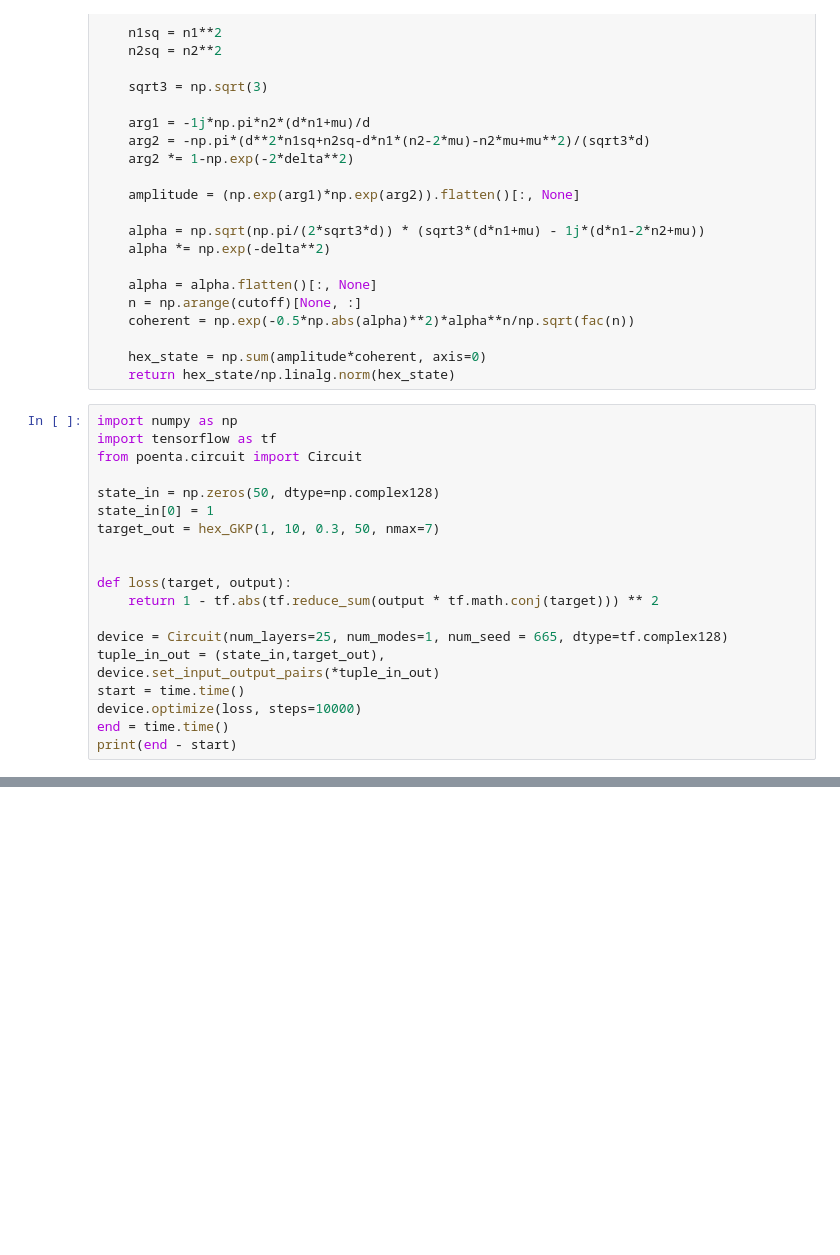
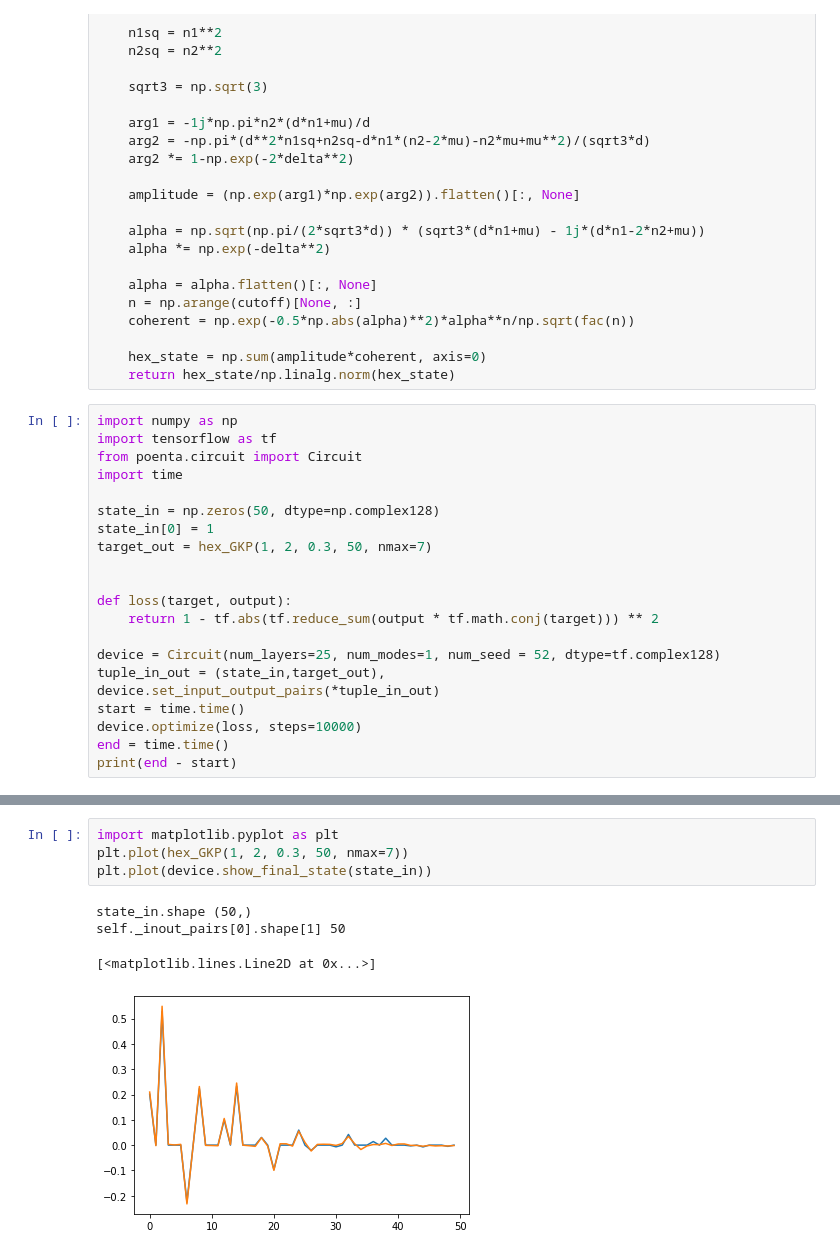
Before and after one commit to Miatto-research-group/Poenta, a Jupyter notebook: Single_NOON_GKP.ipynb, the cells around one changed output, grey strips where cells are left out. Saved outputs shown, nothing was run; the diff lists cells and outputs as text; blank space fills up the shorter version.

```diff
--- a/Single_NOON_GKP.ipynb
+++ b/Single_NOON_GKP.ipynb
@@ -133,16 +147,17 @@ def hex_GKP(mu, d, delta, cutoff, nmax=7):
 import numpy as np
 import tensorflow as tf
 from poenta.circuit import Circuit
+import time
 
 state_in = np.zeros(50, dtype=np.complex128)
 state_in[0] = 1
-target_out = hex_GKP(1, 10, 0.3, 50, nmax=7)
+target_out = hex_GKP(1, 2, 0.3, 50, nmax=7)
 
 
 def loss(target, output):
     return 1 - tf.abs(tf.reduce_sum(output * tf.math.conj(target))) ** 2
 
-device = Circuit(num_layers=25, num_modes=1, num_seed = 665, dtype=tf.complex128)
+device = Circuit(num_layers=25, num_modes=1, num_seed = 52, dtype=tf.complex128)
 tuple_in_out = (state_in,target_out),
 device.set_input_output_pairs(*tuple_in_out)
 start = time.time()
@@ -155,0 +172,9 @@ print(end - start)
+# %%
+import matplotlib.pyplot as plt
+plt.plot(hex_GKP(1, 2, 0.3, 50, nmax=7))
+plt.plot(device.show_final_state(state_in))
+# %% [output]
+state_in.shape (50,)
+self._inout_pairs[0].shape[1] 50
+[<matplotlib.lines.Line2D at 0x...>]
+[figure, added]
```
Also changed, not shown: parts of 5 cells of this notebook, 4 other files.
